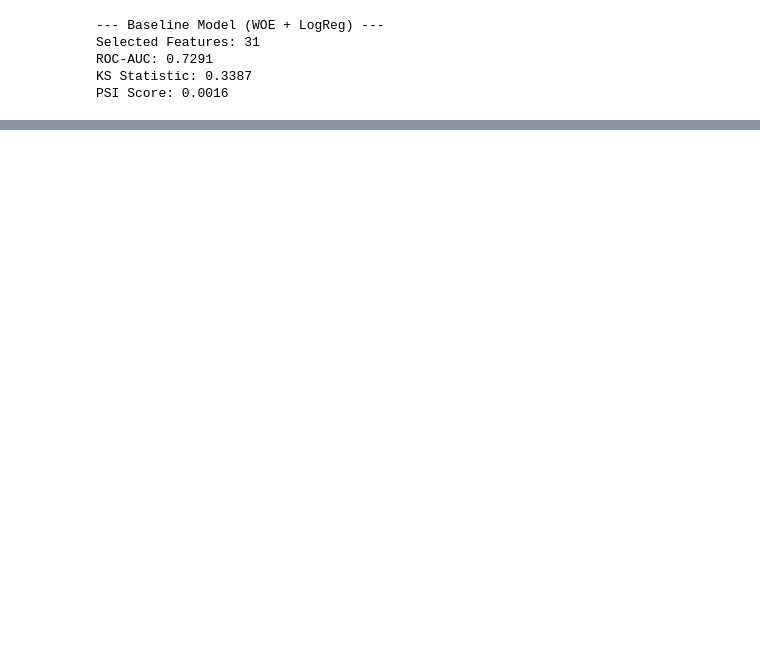
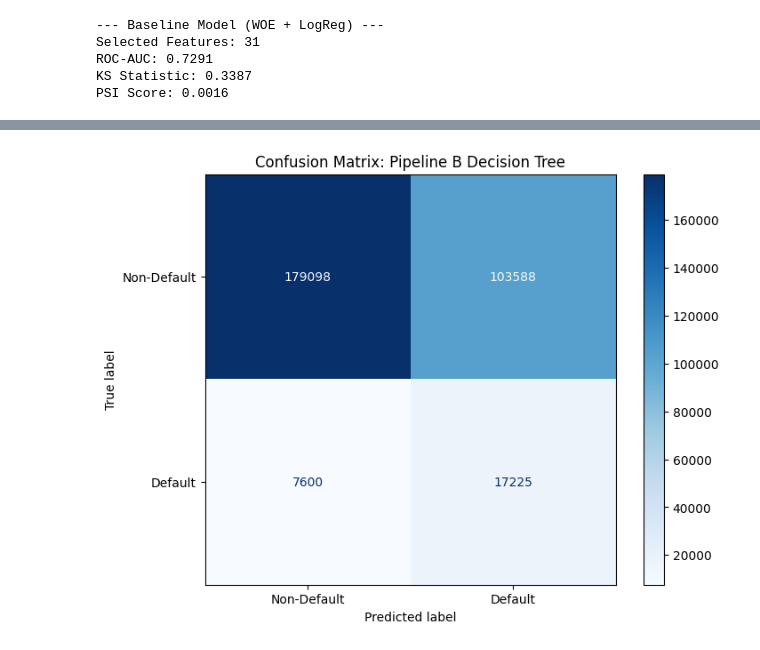
Before and after one commit to wzls3170/creditcard-analysis, a Jupyter notebook: Home Credit Default Risk.ipynb, the cells around one changed output, grey strips where cells are left out. Cells and saved outputs as stored; diff of their text form; code cells hidden in the pictures; blank space fills up the shorter version.

```diff
--- a/Home Credit Default Risk.ipynb
+++ b/Home Credit Default Risk.ipynb
@@ -541,0 +651,79 @@ PSI Score: 0.0016
+# %%
+# 1. Train Model (Using 187 features from Pipeline B)
+tree_model = DecisionTreeClassifier(
+    max_depth=6,              # Depth set to capture complexity of 187 features
+    min_samples_leaf=100,     # Minimum samples in leaf to prevent overfitting
+    class_weight='balanced',  # Handle class imbalance (8.07% default rate)
+    random_state=42
+)
+
+tree_model.fit(X_train_final, y_train)
+
+# 2. Generate Predictions and Probabilities
+tree_probs = tree_model.predict_proba(X_train_final)[:, 1]
+tree_preds = tree_model.predict(X_train_final)
+# %%
+# 3. Calculate Performance Metrics
+tree_auc = roc_auc_score(y_train, tree_probs)
+print(f"--- Pipeline B: Classification Tree Results ---")
+print(f"Decision Tree AUC: {tree_auc:.4f}")
+
+# Function to calculate KS (Kolmogorov-Smirnov) Statistic
+def calculate_ks(y_true, y_probs):
+    # Create DataFrame and sort by predicted probabilities descending
+    data = pd.DataFrame({'label': y_true, 'prob': y_probs})
+    data = data.sort_values(by='prob', ascending=False).reset_index(drop=True)
+
+    # Calculate cumulative percentage of Goods (0) and Bads (1)
+    n_good = (data['label'] == 0).sum()
+    n_bad = (data['label'] == 1).sum()
+
+    data['cum_good'] = (data['label'] == 0).cumsum() / n_good
+    data['cum_bad'] = (data['label'] == 1).cumsum() / n_bad
+
+    # KS is the maximum difference between cumulative distributions
+    data['ks'] = abs(data['cum_bad'] - data['cum_good'])
+    return max(data['ks'])
+
+# Calculate Training KS
+tree_ks = calculate_ks(y_train, tree_probs)
+print(f"Decision Tree KS: {tree_ks:.4f}")
+
+# Function to calculate PSI (Population Stability Index)
+def calculate_psi(expected, actual, buckets=10):
+    # Define binning logic using linear spacing (0 to 1)
+    def scale_range(input_array):
+        return pd.cut(input_array, bins=np.linspace(0, 1, buckets+1), labels=False, include_lowest=True)
+
+    # Calculate distribution percentages per bin
+    expected_percents = pd.Series(scale_range(expected)).value_counts(normalize=True).sort_index()
+    actual_percents = pd.Series(scale_range(actual)).value_counts(normalize=True).sort_index()
+
+    # Reindex to ensure all bins are present (fill with small epsilon to avoid div by zero)
+    all_bins = range(buckets)
+    expected_percents = expected_percents.reindex(all_bins, fill_value=0.0001)
+    actual_percents = actual_percents.reindex(all_bins, fill_value=0.0001)
+
+    # PSI Formula: (Actual% - Expected%) * ln(Actual% / Expected%)
+    psi_value = np.sum((actual_percents - expected_percents) * np.log(actual_percents / expected_percents))
+    return psi_value
+
+# Note: tree_probs_test should be generated using tree_model.predict_proba(X_test_final)
+tree_probs_test = tree_model.predict_proba(X_test_final)[:, 1]
+tree_psi = calculate_psi(tree_probs, tree_probs_test)
+print(f"Decision Tree PSI: {tree_psi:.4f}")
+
+# 4. Plot Confusion Matrix for Visual Analysis
+fig, ax = plt.subplots(figsize=(8, 6))
+ConfusionMatrixDisplay.from_estimator(
+    tree_model,
+    X_train_final,
+    y_train,
+    display_labels=['Non-Default', 'Default'],
+    cmap='Blues',
+    values_format='d',  # Display full integers instead of scientific notation
+    ax=ax
+)
+plt.title("Confusion Matrix: Pipeline B Decision Tree")
+plt.show()
+# %% [output]
@@ -541,0 +734 @@ PSI Score: 0.0016
+[figure, added]
```
Also changed, not shown: parts of 26 cells of this notebook.
